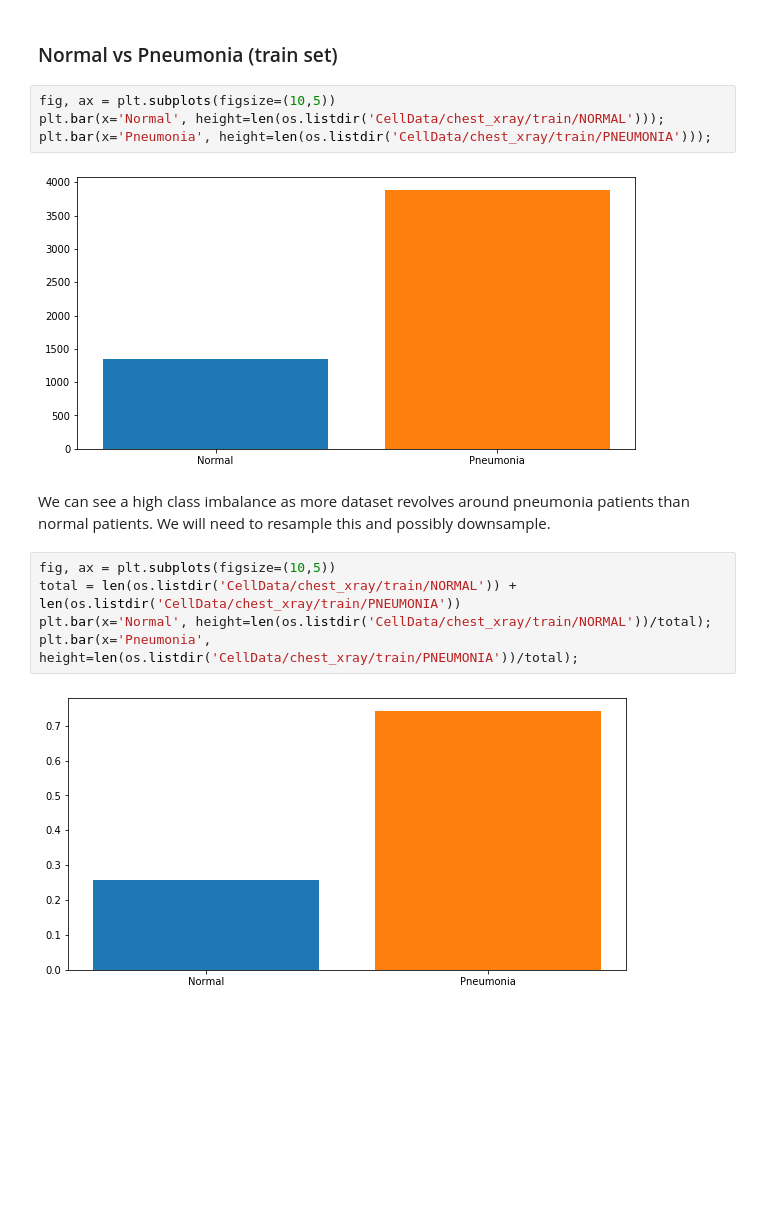
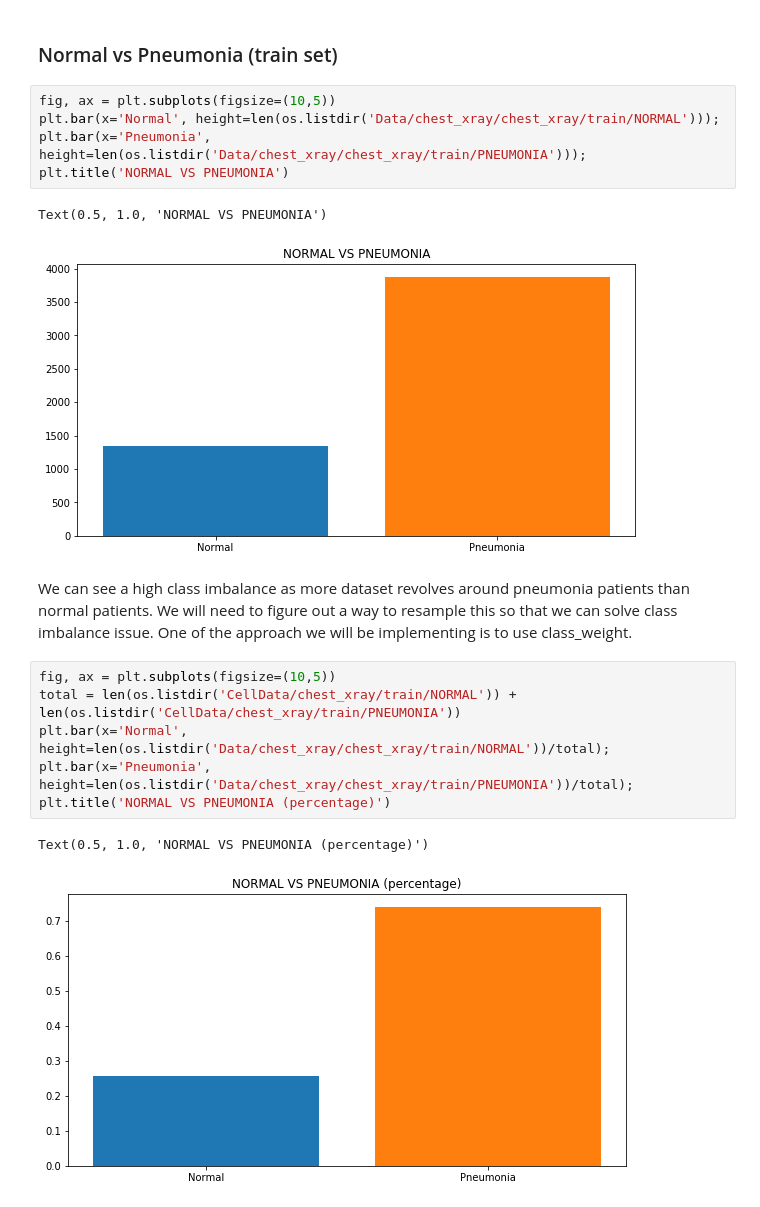
Before and after one commit to itcalderon/pneumonia_image_classification, a Jupyter notebook: 02.Exploratory_Data_Analysis-Wayne.ipynb, the cells around one changed output. Drawn from its saved outputs; the diff is of its cells as text; blank space fills up the shorter version.

```diff
--- a/02.Exploratory_Data_Analysis-Wayne.ipynb
+++ b/02.Exploratory_Data_Analysis-Wayne.ipynb
@@ -50,16 +42,20 @@ As you can see the two x-ray photos of two patients chest scan, the person with
 ### Normal vs Pneumonia (train set)
 # %%
 fig, ax = plt.subplots(figsize=(10,5))
-plt.bar(x='Normal', height=len(os.listdir('CellData/chest_xray/train/NORMAL')));
-plt.bar(x='Pneumonia', height=len(os.listdir('CellData/chest_xray/train/PNEUMONIA')));
+plt.bar(x='Normal', height=len(os.listdir('Data/chest_xray/chest_xray/train/NORMAL')));
+plt.bar(x='Pneumonia', height=len(os.listdir('Data/chest_xray/chest_xray/train/PNEUMONIA')));
+plt.title('NORMAL VS PNEUMONIA')
 # %% [output]
+Text(0.5, 1.0, 'NORMAL VS PNEUMONIA')
-[figure, old version]
+[figure, new version]
 # %% [markdown]
-We can see a high class imbalance as more dataset revolves around pneumonia patients than normal patients. We will need to resample this and possibly downsample.
+We can see a high class imbalance as more dataset revolves around pneumonia patients than normal patients. We will need to figure out a way to resample this so that we can solve class imbalance issue. One of the approach we will be implementing is to use class_weight.
 # %%
 fig, ax = plt.subplots(figsize=(10,5))
 total = len(os.listdir('CellData/chest_xray/train/NORMAL')) + len(os.listdir('CellData/chest_xray/train/PNEUMONIA'))
-plt.bar(x='Normal', height=len(os.listdir('CellData/chest_xray/train/NORMAL'))/total);
-plt.bar(x='Pneumonia', height=len(os.listdir('CellData/chest_xray/train/PNEUMONIA'))/total);
+plt.bar(x='Normal', height=len(os.listdir('Data/chest_xray/chest_xray/train/NORMAL'))/total);
+plt.bar(x='Pneumonia', height=len(os.listdir('Data/chest_xray/chest_xray/train/PNEUMONIA'))/total);
+plt.title('NORMAL VS PNEUMONIA (percentage)')
 # %% [output]
+Text(0.5, 1.0, 'NORMAL VS PNEUMONIA (percentage)')
-[figure, old version]
+[figure, new version]
```
Also changed, not shown: parts of 5 cells of this notebook.
